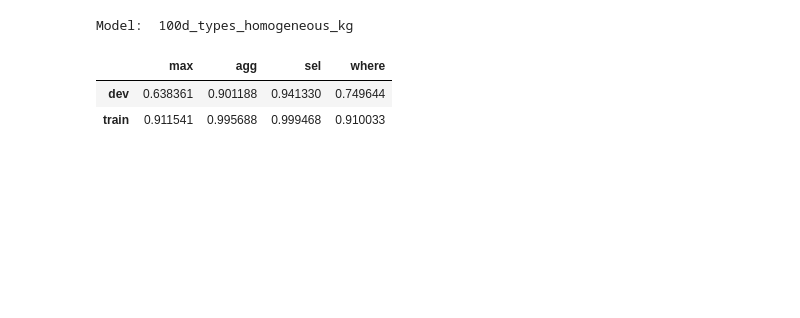
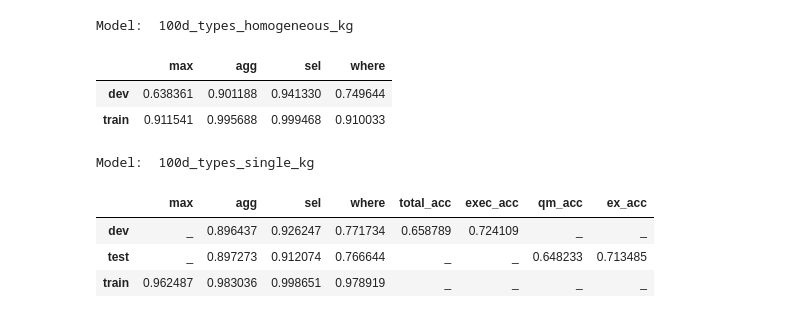
Before and after one commit to LukasMut/TypeSQL-plus-BERT, a Jupyter notebook: results.ipynb, the cells around one changed output. Drawn from its saved outputs; the diff is of its cells as text; code cells hidden in the pictures; blank space fills up the shorter version.

```diff
--- a/results.ipynb
+++ b/results.ipynb
@@ -115,3 +125,11 @@ Model:  100d_types_homogeneous_kg
 |  | max | agg | sel | where |
 | dev | 0.638361 | 0.901188 | 0.941330 | 0.749644 |
 | train | 0.911541 | 0.995688 | 0.999468 | 0.910033 |
+# %%
+mk_dataframe(next(iter(results_train)), next(iter(results_test)))
+# %% [output]
+Model:  100d_types_single_kg
+|  | max | agg | sel | where | total_acc | exec_acc | qm_acc | ex_acc |
+| dev | _ | 0.896437 | 0.926247 | 0.771734 | 0.658789 | 0.724109 | _ | _ |
+| test | _ | 0.897273 | 0.912074 | 0.766644 | _ | _ | 0.648233 | 0.713485 |
+| train | 0.962487 | 0.983036 | 0.998651 | 0.978919 | _ | _ | _ | _ |
```
Also changed, not shown: parts of 20 cells of this notebook, 1 other file.
